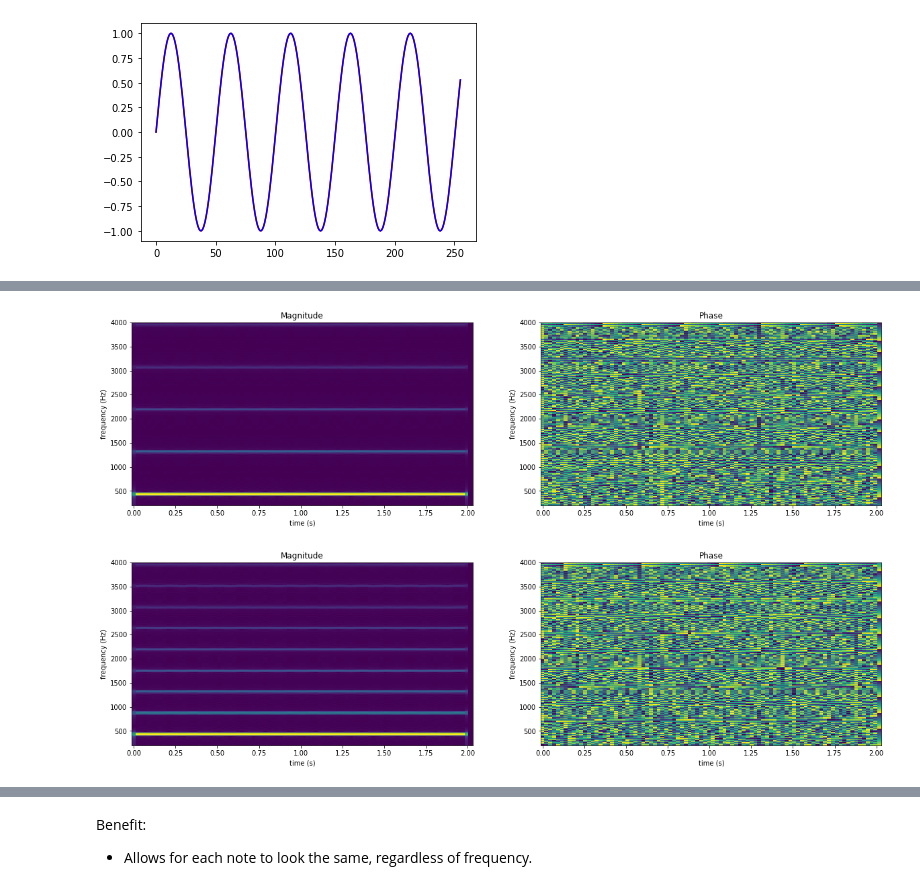
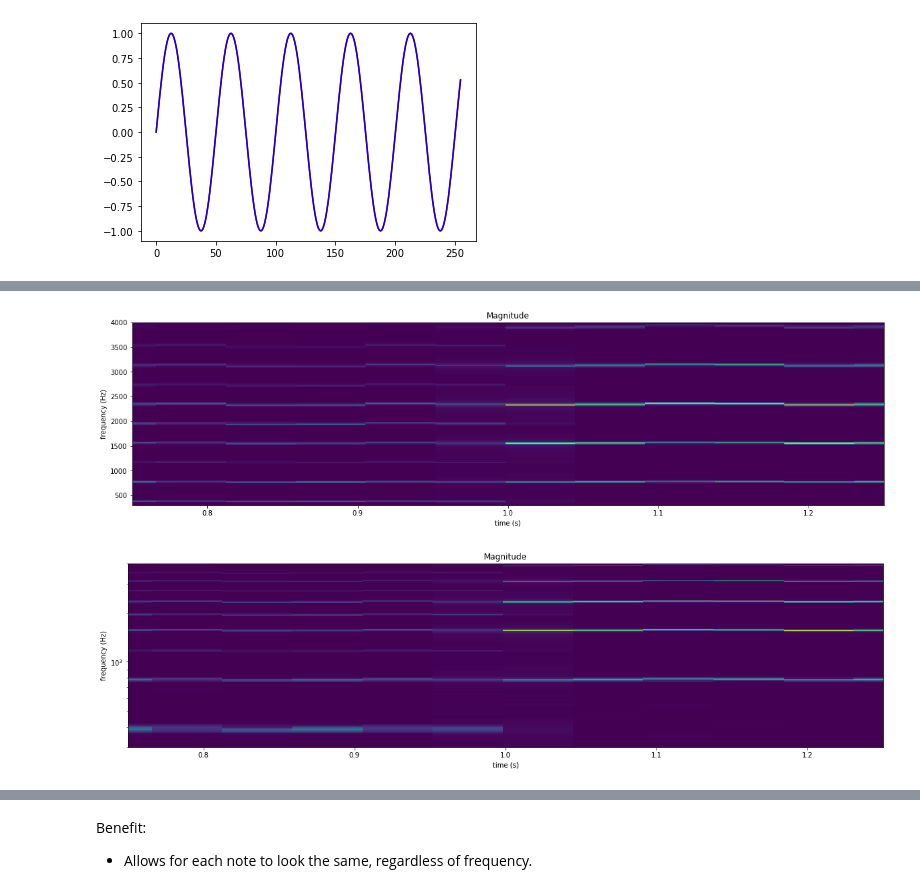
Before and after one commit to apmcleod/dft-demo, a Jupyter notebook: demo.ipynb, the cells around one changed output, grey strips where cells are left out. Cells and saved outputs as stored; diff of their text form; code cells hidden in the pictures.

```diff
--- a/demo.ipynb
+++ b/demo.ipynb
@@ -104,15 +122,13 @@ N = 2 ** 12
 x = generate_sine_wave(N, sr, freq)
 
 # Perform STFT
-_, _, X = signal.stft(x,                  # Input signal
+f, t, X = signal.stft(x,                  # Input signal
                       fs=sr,              # Sample rate (Frequency of Sampling)
                       window='hann',      # Window shape
                       nperseg=256,        # Window length
                       noverlap=None,      # How much overlap per window (default: nperseg / 2)
                       nfft=None)          # Length of fft (after 0-padding, default: nperseg)
 
-print(f"X.shape = {X.shape} (freq, time)")
-
 # How to get magnitude and phase
 magnitude = np.abs(X)
 phase = np.angle(X)
@@ -368,0 +330,7 @@ Audio(x_sawtooth * 0.05, rate=sr, normalize=False)
+# %%
+# Violin playing G4
+# From: https://www.ee.columbia.edu/~dpwe/sounds/instruments/
+sr, x_g4 = scipy.io.wavfile.read('violin-G4.wav')
+x_g4 = x_g4 / 32768 # Read as 16-bit integers, rather than floats
+plt.plot(x_g4)
+Audio(x_g4, rate=sr, normalize=False)
@@ -368,0 +340,7 @@ Audio(x_sawtooth * 0.05, rate=sr, normalize=False)
+# %%
+# Violin playing G5
+# From: https://www.ee.columbia.edu/~dpwe/sounds/instruments/
+sr, x_g5 = scipy.io.wavfile.read('violin-G5.wav')
+x_g5 = x_g5 / 32768 # Read as 16-bit integers, rather than floats
+plt.plot(x_g5)
+Audio(x_g5, rate=sr, normalize=False)
@@ -369,11 +350,17 @@ Audio(x_sawtooth * 0.05, rate=sr, normalize=False)
 # %%
-# Square wave
-f, t, X = signal.stft(x_square,           # Input signal
+# Append the 2 clips
+x = np.append(x_g4[sr:2*sr], x_g5[sr:2*sr])
+
+# Perform STFT
+f, t, X = signal.stft(x,                  # Input signal
                       fs=sr,              # Sample rate (Frequency of Sampling)
                       window='hann',      # Window shape
-                      nperseg=1024,       # Window length
+                      nperseg=1024,        # Window length
                       noverlap=None,      # How much overlap per window (default: nperseg / 2)
                       nfft=None)          # Length of fft (can pad with zeros, default: nperseg)
 
-plot_stft(X, f=f, t=t, f_min=200, f_max=4000)
+plot_stft(X, f=f, t=t, f_min=300, f_max=4000, t_min=0.75, t_max=1.25, log_freq=False)
+plot_stft(X, f=f, t=t, f_min=300, f_max=4000, t_min=0.75, t_max=1.25, log_freq=True)
+
+Audio(x, rate=sr, normalize=False)
 # %% [output]
@@ -380,13 +368,2 @@ plot_stft(X, f=f, t=t, f_min=200, f_max=4000)
-[figure, old version]
+[figure, new version]
+[figure, added]
-# %%
-# Perform STFT
-f, t, X = signal.stft(x_sawtooth,         # Input signal
-                      fs=sr,              # Sample rate (Frequency of Sampling)
-                      window='hann',      # Window shape
-                      nperseg=1024,       # Window length
-                      noverlap=None,      # How much overlap per window (default: nperseg / 2)
-                      nfft=None)          # Length of fft (can pad with zeros, default: nperseg)
-
-plot_stft(X, f=f, t=t, f_min=200, f_max=4000)
-# %% [output]
-[figure, removed]
```
Also changed, not shown: parts of 35 cells of this notebook, 2 other files.
